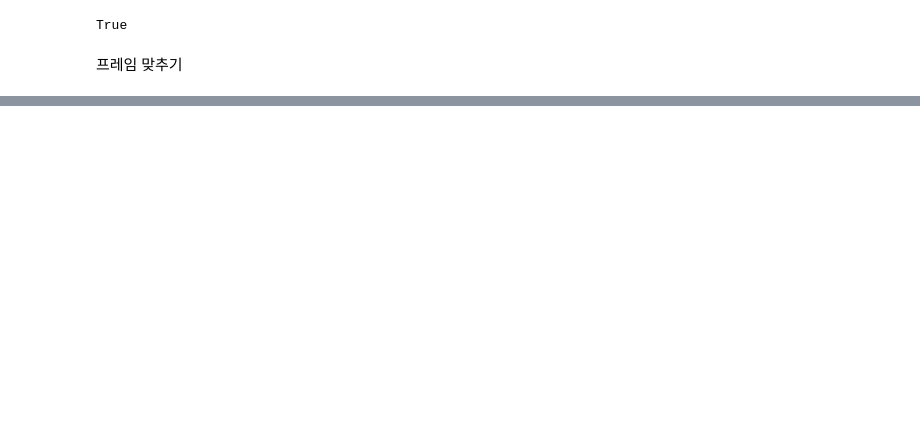
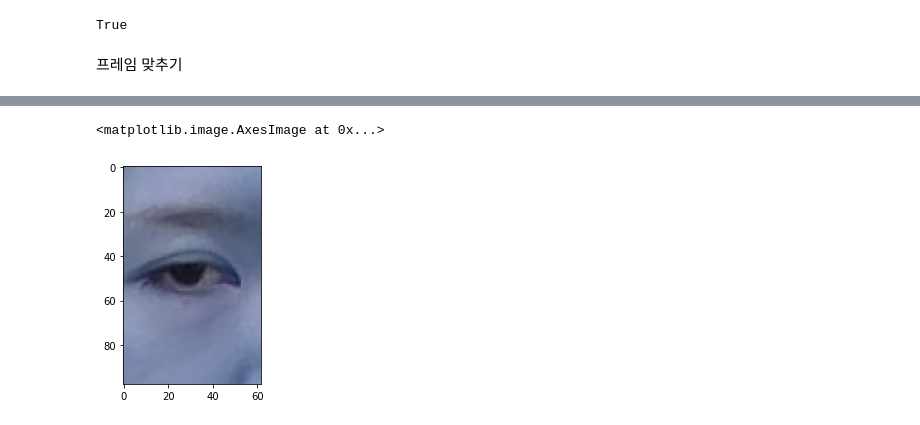
Before and after one commit to Deep-In-Sight/nia, a Jupyter notebook: scripts/CropEye.ipynb, the cells around one changed output, grey strips where cells are left out. Saved outputs shown, nothing was run; the diff lists cells and outputs as text; code cells hidden in the pictures; blank space fills up the shorter version.

```diff
--- a/scripts/CropEye.ipynb
+++ b/scripts/CropEye.ipynb
@@ -150,0 +113,8 @@ plt.show()
+# %%
+area, cropped = nia22.eyes.crop_eye(frame, p_left_eye)
+
+
+plt.imshow(cropped)
+# %% [output]
+<matplotlib.image.AxesImage at 0x...>
+[figure, added]
```
Also changed, not shown: parts of 16 cells of this notebook, 1 other file.
